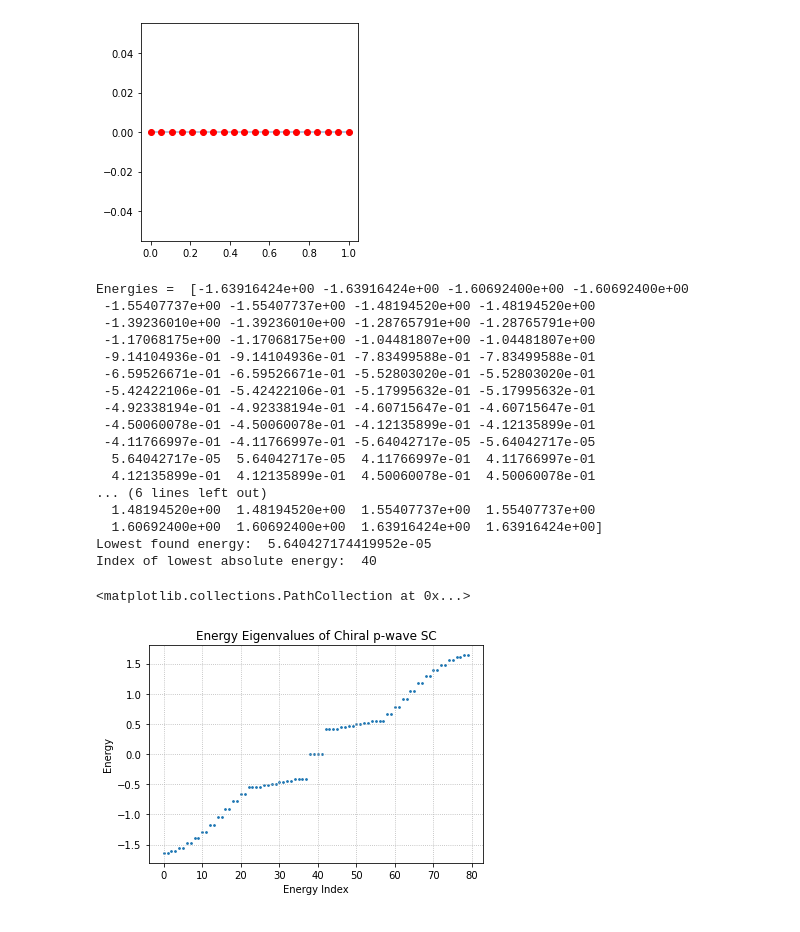
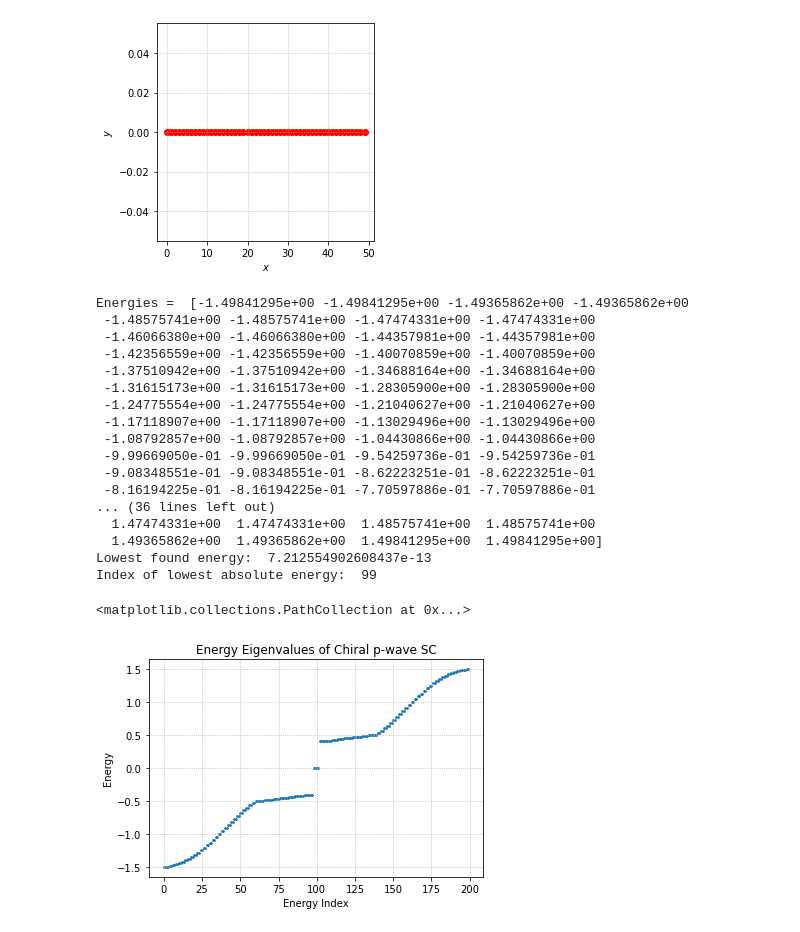
Before and after one commit to isschoch/chiral-p-wave-on-buckyball-geometry, a Jupyter notebook: direct_lattice_sc.ipynb, the cells around one changed output. Cells and saved outputs as stored; diff of their text form; code cells hidden in the pictures.

```diff
--- a/direct_lattice_sc.ipynb
+++ b/direct_lattice_sc.ipynb
@@ -4,16 +4,16 @@ from lattice_class import *
 import scipy.linalg
 import matplotlib.pyplot as plt
 # %%
-N = 20
-lattice = ChainLattice(N, "open")
+N = 50
+lattice = ChainLatticeAlt(N, "open")
 lattice.plot()
-num_sites = lattice.get_num_nodes()
+num_sites = lattice.get_num_sites()
 
-lattice_sites = lattice.get_nodes()
+lattice_sites = lattice.get_sites()
 lattice_edges = lattice.get_edges()
-reciprocal_lattice_sites = lattice.get_reciprocal_nodes()
+reciprocal_lattice_sites = lattice.get_reciprocal_sites()
 # %% [output]
-[figure, old version]
+[figure, new version]
 # %%
 mu          = -0.5
 delta       = complex(0.5, 0.0)
@@ -23,8 +23,8 @@ H_k         = lambda k: np.array(
                                  [                                0.0, -(np.cos(k[0]) + np.cos(k[1])) - mu]]
                                 , dtype=complex)
 gap_fct     = lambda k: np.array(
-                                [[                                                   0.0, delta * complex(np.sin(k[0]), np.sin(k[1]))],
-                                 [delta.conjugate()*complex(np.sin(k[0]), -np.sin(k[1])),                                         0.0]]
+                                [[                                                     0.0, delta * complex(np.sin(k[0]), np.sin(k[1]))],
+                                 [delta.conjugate() * complex(np.sin(k[0]), -np.sin(k[1])),                                         0.0]]
                                 , dtype=complex)
 H_BdG       = lambda k: np.block(
                                 [[             H_k(k),      gap_fct(k)],
@@ -35,37 +35,37 @@ dim_H_BdG = 4
 def get_H_tilde(direction, axis=0):
     H_tilde = np.zeros(shape=(dim_H_BdG, dim_H_BdG), dtype=complex)
     for k in reciprocal_lattice_sites:
-        H_tilde += 1.0 / num_sites * H_BdG(np.array(k)) * np.exp(direction * complex(0.0, 1.0) * k[axis])
+        H_tilde += 1.0 / num_sites * H_BdG(np.array(k)/N) * np.exp(direction * complex(0.0, 1.0) * k[axis]/N)
     return H_tilde
 
 H_direct_lattice = np.zeros(shape=(num_sites * dim_H_BdG, num_sites * dim_H_BdG), dtype=complex)
-block_indices = [slice(block_idx * dim_H_BdG, (block_idx+1) * dim_H_BdG) for block_idx in range(lattice.get_num_nodes())]
+block_indices = [slice(block_idx * dim_H_BdG, (block_idx+1) * dim_H_BdG) for block_idx in range(lattice.get_num_sites())]
 
-for (node_idx, node) in enumerate(lattice.get_nodes()):
-    H_direct_lattice[block_indices[node_idx], block_indices[node_idx]] = get_H_tilde(0)
+for (site_idx, site) in enumerate(lattice.get_sites()):
+    H_direct_lattice[block_indices[site_idx], block_indices[site_idx]] = get_H_tilde(0)
 
-    for neighbour_idx in lattice_edges[node_idx]:
+    for neighbour_idx in lattice_edges[site_idx]:
         axis = -1
-        if (neighbour_idx) // N != (node_idx // N):
+        if (neighbour_idx // N) != (site_idx // N):
             axis = 1
-        elif (neighbour_idx) // N == (node_idx // N):
+        elif (neighbour_idx // N) == (site_idx // N):
             axis = 0
         else:
             print("something went terribly wrong while constructing the direct lattice hamiltonian")
         assert axis == 0 or axis == 1, "axis assertion failed"
 
         direction = 0
-        if node_idx < neighbour_idx:
+        if site_idx < neighbour_idx:
             direction = (-1)**axis
-        elif node_idx > neighbour_idx:
+        elif site_idx > neighbour_idx:
             direction = -1 * (-1)** axis
         else:
             print("something went terribly wrong while constructing the direct lattice hamiltonian")
         assert direction == 1 or direction == -1, "direction assertion failed"
 
-        # print("Node {} has neighbour {} along axis {} in direction {}".format(node_idx, neighbour_idx, axis, direction))
+        # print("Site {} has neighbour {} along axis {} in direction {}".format(site_idx, neighbour_idx, axis, direction))
 
-        H_direct_lattice[block_indices[node_idx], block_indices[neighbour_idx]] = get_H_tilde(direction, axis)
+        H_direct_lattice[block_indices[site_idx], block_indices[neighbour_idx]] = get_H_tilde(direction, axis)
 
 energies, states = scipy.linalg.eigh(H_direct_lattice)
 print("Energies = ", energies)
@@ -79,25 +79,25 @@ plt.grid(linestyle=":")
 plt.title("Energy Eigenvalues of Chiral p-wave SC")
 plt.scatter(range(len(energies)), energies, s=3)
 # %% [output]
-Energies =  [-1.63916424e+00 -1.63916424e+00 -1.60692400e+00 -1.60692400e+00
- -1.55407737e+00 -1.55407737e+00 -1.48194520e+00 -1.48194520e+00
- -1.39236010e+00 -1.39236010e+00 -1.28765791e+00 -1.28765791e+00
- -1.17068175e+00 -1.17068175e+00 -1.04481807e+00 -1.04481807e+00
- -9.14104936e-01 -9.14104936e-01 -7.83499588e-01 -7.83499588e-01
- -6.59526671e-01 -6.59526671e-01 -5.52803020e-01 -5.52803020e-01
- -5.42422106e-01 -5.42422106e-01 -5.17995632e-01 -5.17995632e-01
- -4.92338194e-01 -4.92338194e-01 -4.60715647e-01 -4.60715647e-01
- -4.50060078e-01 -4.50060078e-01 -4.12135899e-01 -4.12135899e-01
- -4.11766997e-01 -4.11766997e-01 -5.64042717e-05 -5.64042717e-05
-  5.64042717e-05  5.64042717e-05  4.11766997e-01  4.11766997e-01
-  4.12135899e-01  4.12135899e-01  4.50060078e-01  4.50060078e-01
-... (6 lines left out)
-  1.48194520e+00  1.48194520e+00  1.55407737e+00  1.55407737e+00
-  1.60692400e+00  1.60692400e+00  1.63916424e+00  1.63916424e+00]
-Lowest found energy:  5.640427174419952e-05
-Index of lowest absolute energy:  40
+Energies =  [-1.49841295e+00 -1.49841295e+00 -1.49365862e+00 -1.49365862e+00
+ -1.48575741e+00 -1.48575741e+00 -1.47474331e+00 -1.47474331e+00
+ -1.46066380e+00 -1.46066380e+00 -1.44357981e+00 -1.44357981e+00
+ -1.42356559e+00 -1.42356559e+00 -1.40070859e+00 -1.40070859e+00
+ -1.37510942e+00 -1.37510942e+00 -1.34688164e+00 -1.34688164e+00
+ -1.31615173e+00 -1.31615173e+00 -1.28305900e+00 -1.28305900e+00
+ -1.24775554e+00 -1.24775554e+00 -1.21040627e+00 -1.21040627e+00
+ -1.17118907e+00 -1.17118907e+00 -1.13029496e+00 -1.13029496e+00
+ -1.08792857e+00 -1.08792857e+00 -1.04430866e+00 -1.04430866e+00
+ -9.99669050e-01 -9.99669050e-01 -9.54259736e-01 -9.54259736e-01
+ -9.08348551e-01 -9.08348551e-01 -8.62223251e-01 -8.62223251e-01
+ -8.16194225e-01 -8.16194225e-01 -7.70597886e-01 -7.70597886e-01
+... (36 lines left out)
+  1.47474331e+00  1.47474331e+00  1.48575741e+00  1.48575741e+00
+  1.49365862e+00  1.49365862e+00  1.49841295e+00  1.49841295e+00]
+Lowest found energy:  7.212554902608437e-13
+Index of lowest absolute energy:  99
 <matplotlib.collections.PathCollection at 0x...>
-[figure, old version]
+[figure, new version]
 # %%
 gs_wave_function = states[:, gs_idx]
 gs_probabilities_nambu = np.square(np.abs(gs_wave_function))
```
Also changed, not shown: parts of 2 cells of this notebook, 4 other files.
